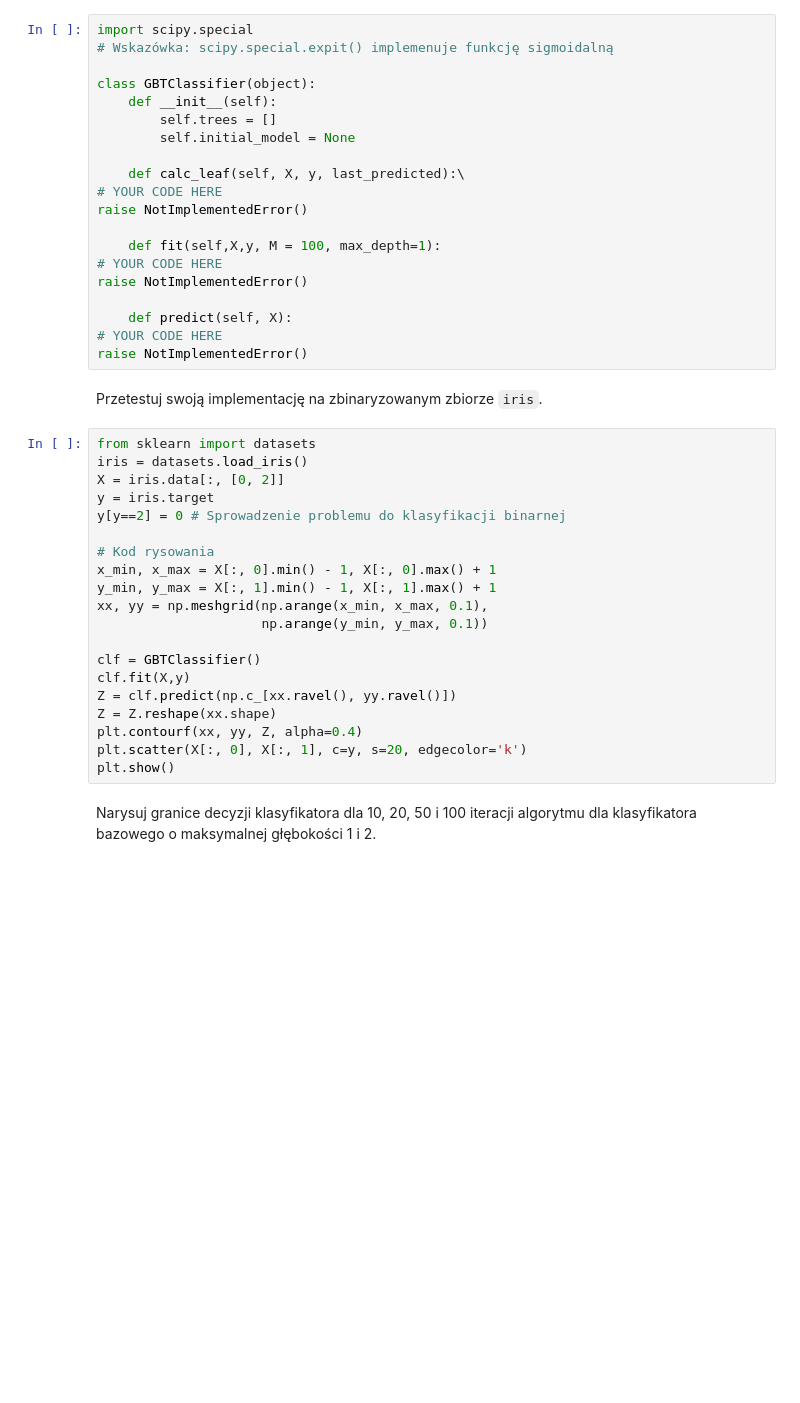
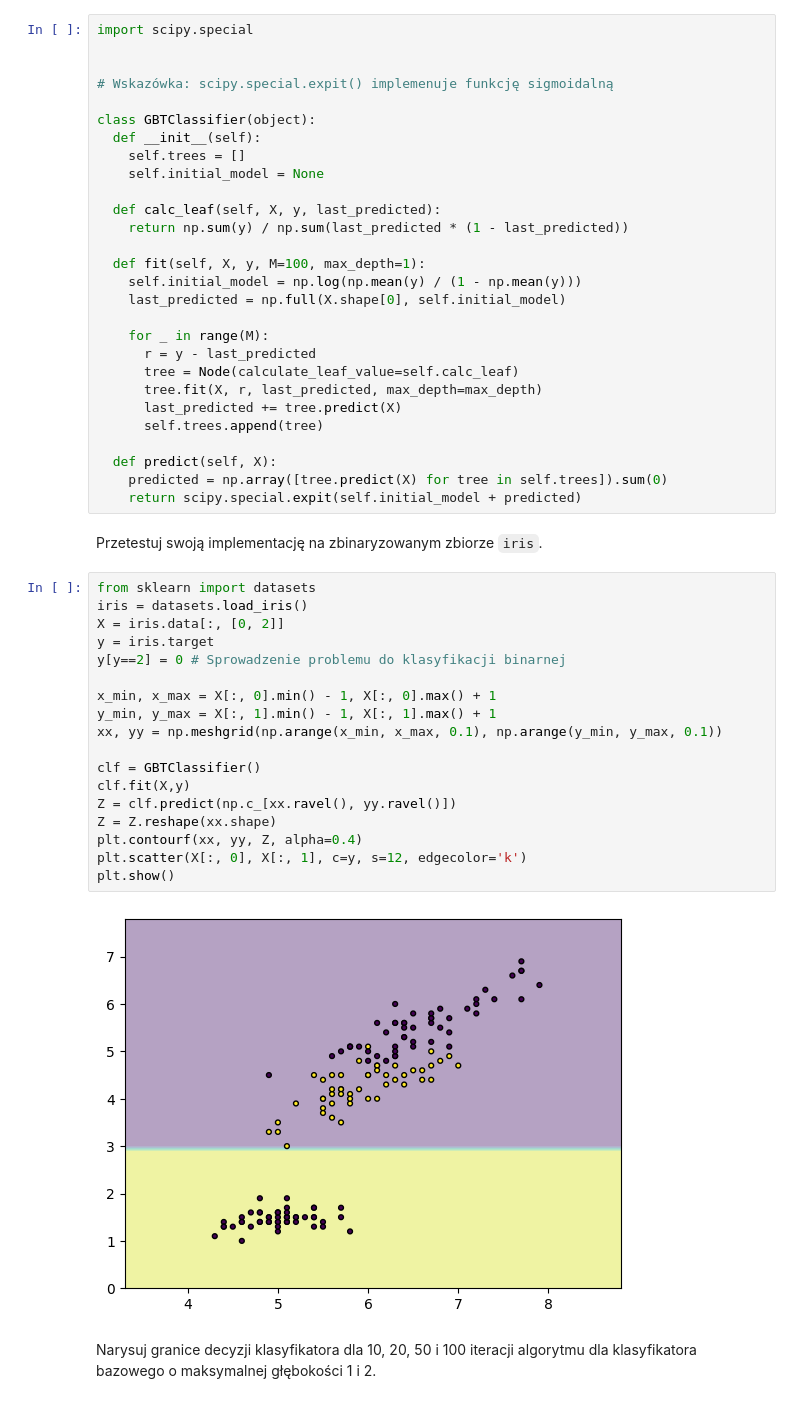
Before and after one commit to Mimikkk/study-master-2023-sus, a Jupyter notebook: exercise-10-gradient-boosting/notebook.ipynb, the cells around one changed output. Cells and saved outputs as stored; diff of their text form; blank space fills up the shorter version.

```diff
--- a/exercise-10-gradient-boosting/notebook.ipynb
+++ b/exercise-10-gradient-boosting/notebook.ipynb
@@ -142,45 +180,53 @@ YOUR ANSWER HERE
 Wykorzystując uzyskane wyniki zaimplementuj algorytm.
 # %%
 import scipy.special
+
+
 # Wskazówka: scipy.special.expit() implemenuje funkcję sigmoidalną
 
 class GBTClassifier(object):
-    def __init__(self):
-        self.trees = []
-        self.initial_model = None
+  def __init__(self):
+    self.trees = []
+    self.initial_model = None
 
-    def calc_leaf(self, X, y, last_predicted):\
-# YOUR CODE HERE
-raise NotImplementedError()
+  def calc_leaf(self, X, y, last_predicted):
+    return np.sum(y) / np.sum(last_predicted * (1 - last_predicted))
 
-    def fit(self,X,y, M = 100, max_depth=1):
-# YOUR CODE HERE
-raise NotImplementedError()
+  def fit(self, X, y, M=100, max_depth=1):
+    self.initial_model = np.log(np.mean(y) / (1 - np.mean(y)))
+    last_predicted = np.full(X.shape[0], self.initial_model)
 
-    def predict(self, X):
-# YOUR CODE HERE
-raise NotImplementedError()
+    for _ in range(M):
+      r = y - last_predicted
+      tree = Node(calculate_leaf_value=self.calc_leaf)
+      tree.fit(X, r, last_predicted, max_depth=max_depth)
+      last_predicted += tree.predict(X)
+      self.trees.append(tree)
+
+  def predict(self, X):
+    predicted = np.array([tree.predict(X) for tree in self.trees]).sum(0)
+    return scipy.special.expit(self.initial_model + predicted)
 # %% [markdown]
 Przetestuj swoją implementację na zbinaryzowanym zbiorze `iris`.
 # %%
 from sklearn import datasets
 iris = datasets.load_iris()
 X = iris.data[:, [0, 2]]
 y = iris.target
 y[y==2] = 0 # Sprowadzenie problemu do klasyfikacji binarnej
 
-# Kod rysowania
 x_min, x_max = X[:, 0].min() - 1, X[:, 0].max() + 1
 y_min, y_max = X[:, 1].min() - 1, X[:, 1].max() + 1
-xx, yy = np.meshgrid(np.arange(x_min, x_max, 0.1),
-                     np.arange(y_min, y_max, 0.1))
+xx, yy = np.meshgrid(np.arange(x_min, x_max, 0.1), np.arange(y_min, y_max, 0.1))
 
 clf = GBTClassifier()
 clf.fit(X,y)
 Z = clf.predict(np.c_[xx.ravel(), yy.ravel()])
 Z = Z.reshape(xx.shape)
 plt.contourf(xx, yy, Z, alpha=0.4)
-plt.scatter(X[:, 0], X[:, 1], c=y, s=20, edgecolor='k')
+plt.scatter(X[:, 0], X[:, 1], c=y, s=12, edgecolor='k')
 plt.show()
+# %% [output]
+[figure, added]
 # %% [markdown]
 Narysuj granice decyzji klasyfikatora dla 10, 20, 50 i 100 iteracji algorytmu dla klasyfikatora bazowego o maksymalnej głębokości 1 i 2.
```
Also changed, not shown: parts of 26 cells of this notebook.
